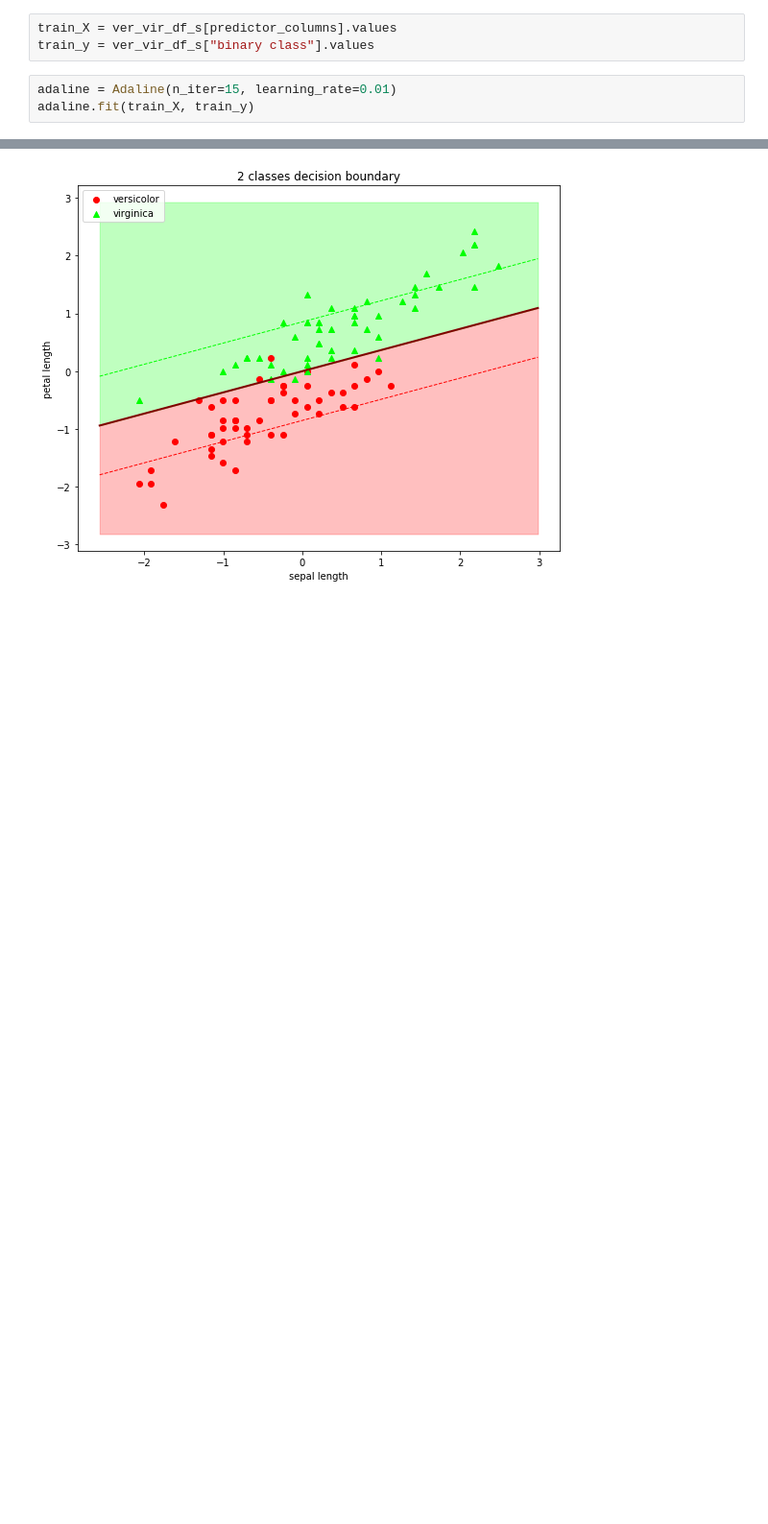
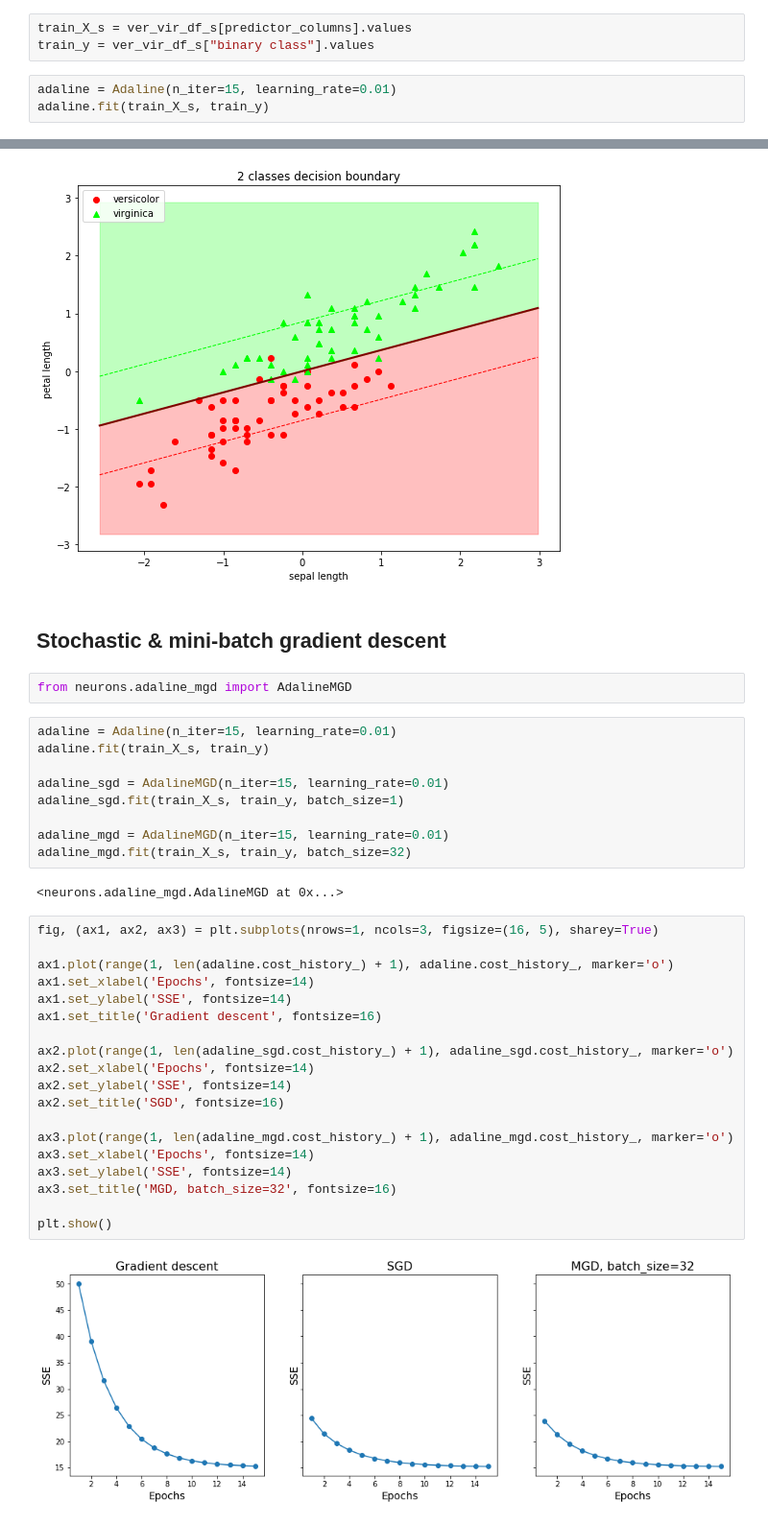
Before and after one commit to IwanVonNeumann/MCP-Neuron, a Jupyter notebook: Adaline example.ipynb, the cells around one changed output, grey strips where cells are left out. Shown at 96% size. Saved outputs shown, nothing was run; the diff lists cells and outputs as text; blank space fills up the shorter version.

Commit message:
Adaline with Mini-batch GD implementation & example added

```diff
--- a/Adaline example.ipynb
+++ b/Adaline example.ipynb
@@ -105,11 +105,11 @@ ver_vir_df = iris_df[iris_df["class"].isin(versicolor_virginica)].copy()
 ver_vir_df = binarize_class_labels(ver_vir_df)
 ver_vir_df_s = standardize(ver_vir_df, columns=predictor_columns)
 # %%
-train_X = ver_vir_df_s[predictor_columns].values
+train_X_s = ver_vir_df_s[predictor_columns].values
 train_y = ver_vir_df_s["binary class"].values
 # %%
 adaline = Adaline(n_iter=15, learning_rate=0.01)
-adaline.fit(train_X, train_y)
+adaline.fit(train_X_s, train_y)
 # %% [output]
 <neurons.adaline.Adaline at 0x...>
 # %%
@@ -123,3 +123,39 @@ plt.figure(figsize=(9, 7))
 plot_2d_decision_boundary(ver_vir_df_s, adaline, support_vectors=True)
 # %% [output]
 [figure]
+# %% [markdown]
+## Stochastic & mini-batch gradient descent
+# %%
+from neurons.adaline_mgd import AdalineMGD
+# %%
+adaline = Adaline(n_iter=15, learning_rate=0.01)
+adaline.fit(train_X_s, train_y)
+
+adaline_sgd = AdalineMGD(n_iter=15, learning_rate=0.01)
+adaline_sgd.fit(train_X_s, train_y, batch_size=1)
+
+adaline_mgd = AdalineMGD(n_iter=15, learning_rate=0.01)
+adaline_mgd.fit(train_X_s, train_y, batch_size=32)
+# %% [output]
+<neurons.adaline_mgd.AdalineMGD at 0x...>
+# %%
+fig, (ax1, ax2, ax3) = plt.subplots(nrows=1, ncols=3, figsize=(16, 5), sharey=True)
+
+ax1.plot(range(1, len(adaline.cost_history_) + 1), adaline.cost_history_, marker='o')
+ax1.set_xlabel('Epochs', fontsize=14)
+ax1.set_ylabel('SSE', fontsize=14)
+ax1.set_title('Gradient descent', fontsize=16)
+
+ax2.plot(range(1, len(adaline_sgd.cost_history_) + 1), adaline_sgd.cost_history_, marker='o')
+ax2.set_xlabel('Epochs', fontsize=14)
+ax2.set_ylabel('SSE', fontsize=14)
+ax2.set_title('SGD', fontsize=16)
+
+ax3.plot(range(1, len(adaline_mgd.cost_history_) + 1), adaline_mgd.cost_history_, marker='o')
+ax3.set_xlabel('Epochs', fontsize=14)
+ax3.set_ylabel('SSE', fontsize=14)
+ax3.set_title('MGD, batch_size=32', fontsize=16)
+
+plt.show()
+# %% [output]
+[figure, added]
```
Also changed, not shown: parts of 1 cell of this notebook, 1 other file.
